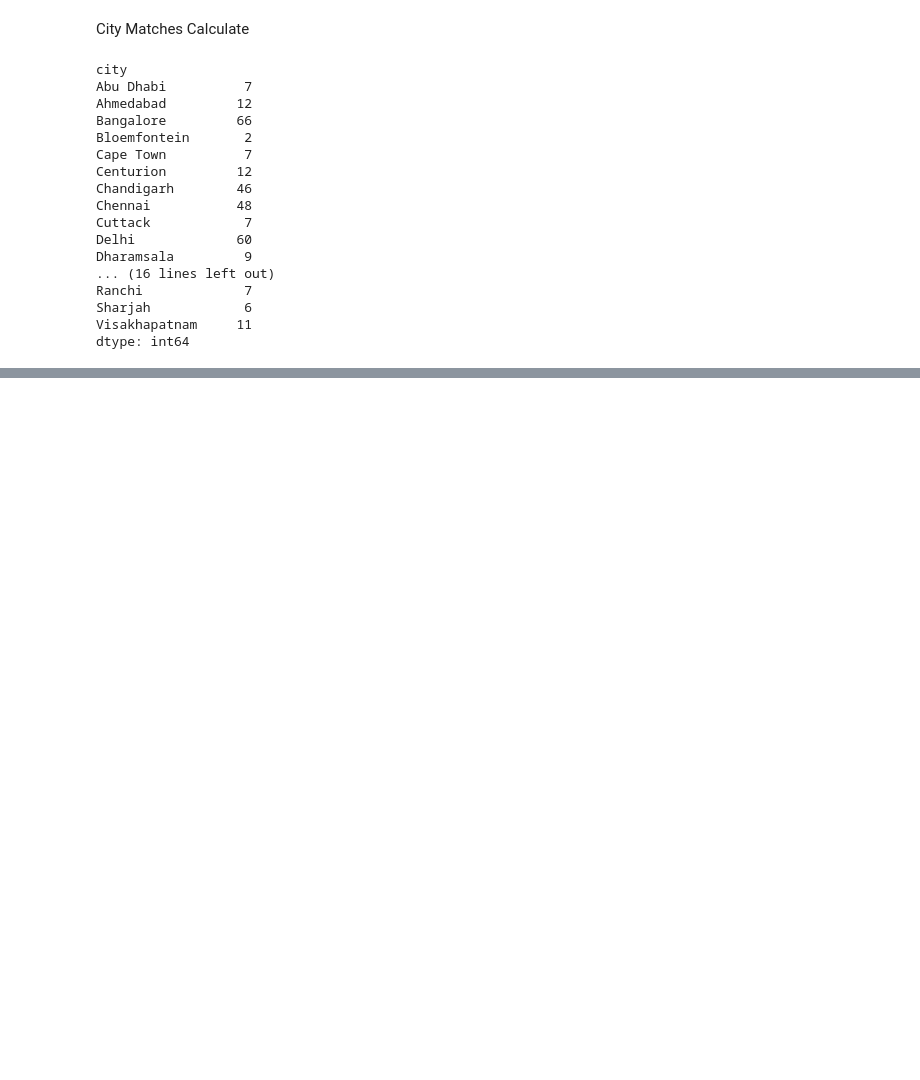
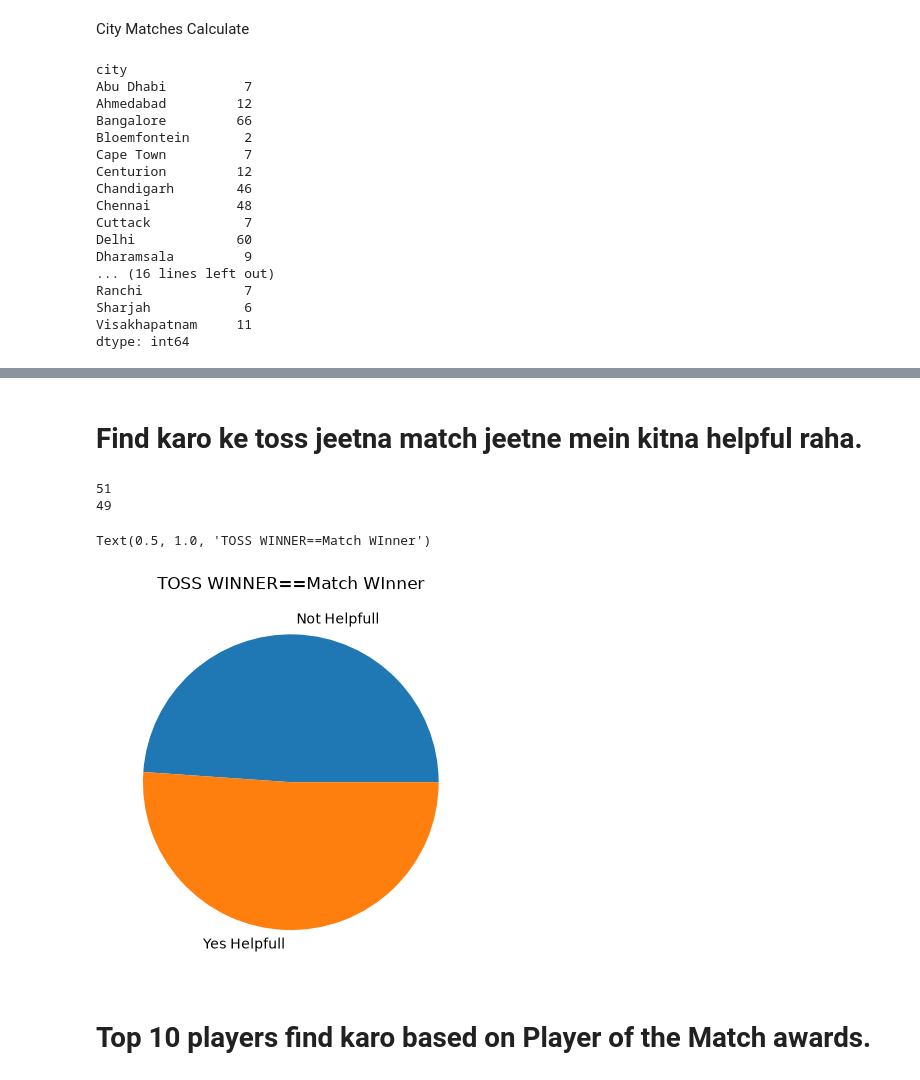
Before and after one commit to aliadrees/IPL-Pandas-Data-Analysis, a Jupyter notebook: ipl_dataAnalysis_project.ipynb, the cells around one changed output, grey strips where cells are left out. Drawn from its saved outputs; the diff is of its cells as text; code cells hidden in the pictures; blank space fills up the shorter version.

```diff
--- a/ipl_dataAnalysis_project.ipynb
+++ b/ipl_dataAnalysis_project.ipynb
@@ -537,0 +915,14 @@ dtype: int64
+# %% [markdown]
+# Find karo ke toss jeetna match jeetne mein kitna helpful raha.
+# %%
+print(per.__round__())
+print(perno.__round__())
+pt.pie([perno,per],labels=['Not Helpfull','Yes Helpfull'])
+pt.title('TOSS WINNER==Match WInner')
+# %% [output]
+51
+49
+Text(0.5, 1.0, 'TOSS WINNER==Match WInner')
+[figure, added]
+# %% [markdown]
+# Top 10 players find karo based on Player of the Match awards.
```
Also changed, not shown: parts of 53 cells of this notebook, 1 other file.
